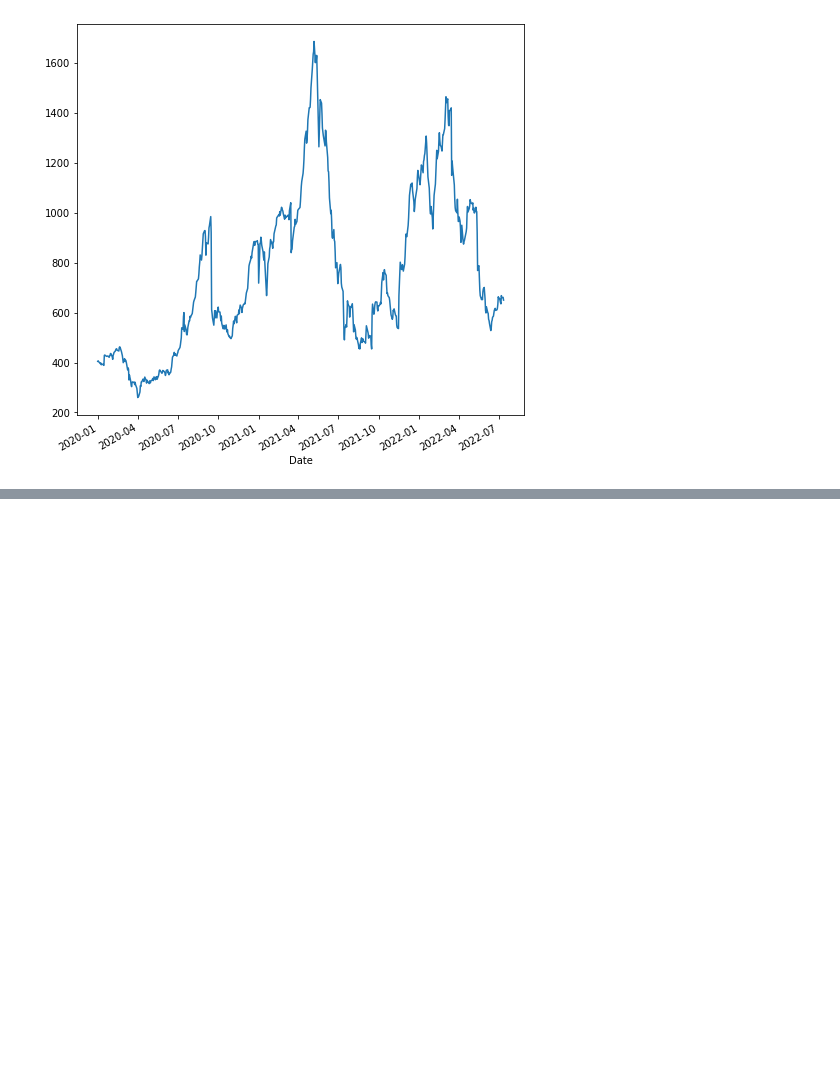
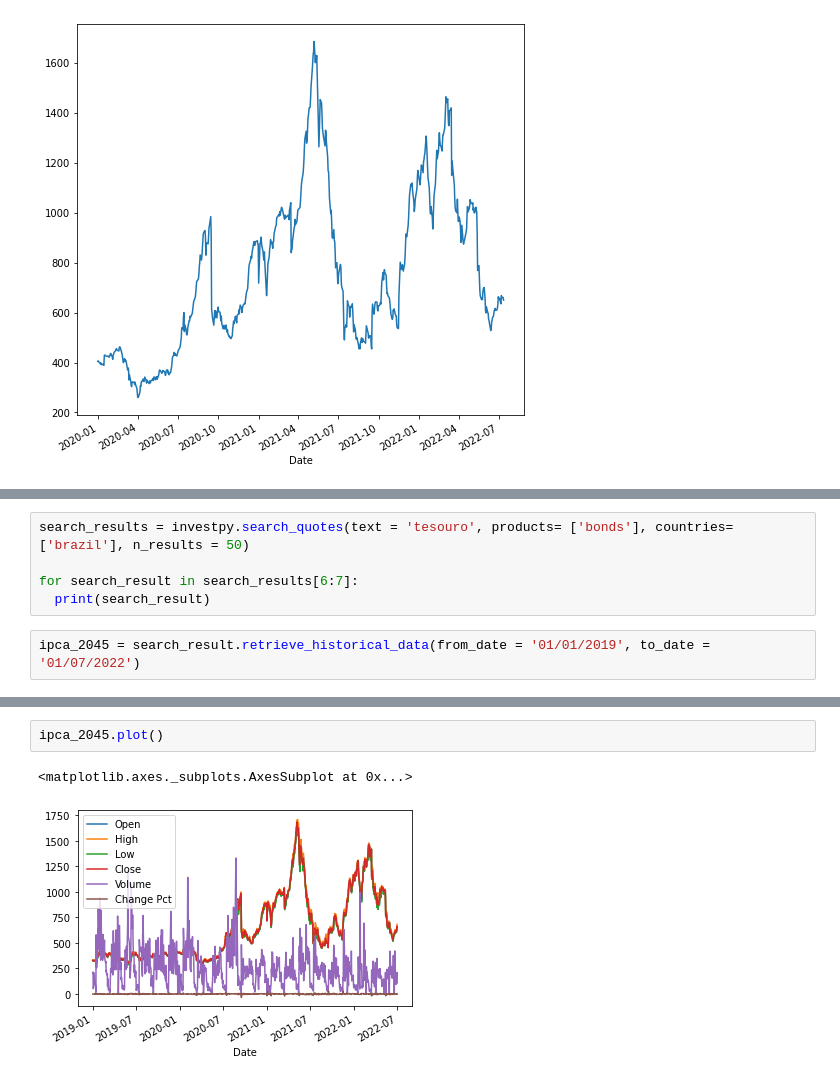
Before and after one commit to robertoricci/Analise-Financeira, a Jupyter notebook: Aula_Biblioteca_investpy.ipynb, the cells around one changed output, grey strips where cells are left out. Saved outputs shown, nothing was run; the diff lists cells and outputs as text; blank space fills up the shorter version.

```diff
--- a/Aula_Biblioteca_investpy.ipynb
+++ b/Aula_Biblioteca_investpy.ipynb
@@ -228,0 +248,7 @@ lumber['Close'].plot(figsize= (8,8))
+# %%
+search_results = investpy.search_quotes(text = 'tesouro', products= ['bonds'], countries= ['brazil'], n_results = 50)
+
+for search_result in search_results[6:7]:
+  print(search_result)
+# %%
+ipca_2045 = search_result.retrieve_historical_data(from_date = '01/01/2019', to_date = '01/07/2022')
@@ -228,0 +272,5 @@ lumber['Close'].plot(figsize= (8,8))
+# %%
+ipca_2045.plot()
+# %% [output]
+<matplotlib.axes._subplots.AxesSubplot at 0x...>
+[figure, added]
```
Also changed, not shown: parts of 7 cells of this notebook.
